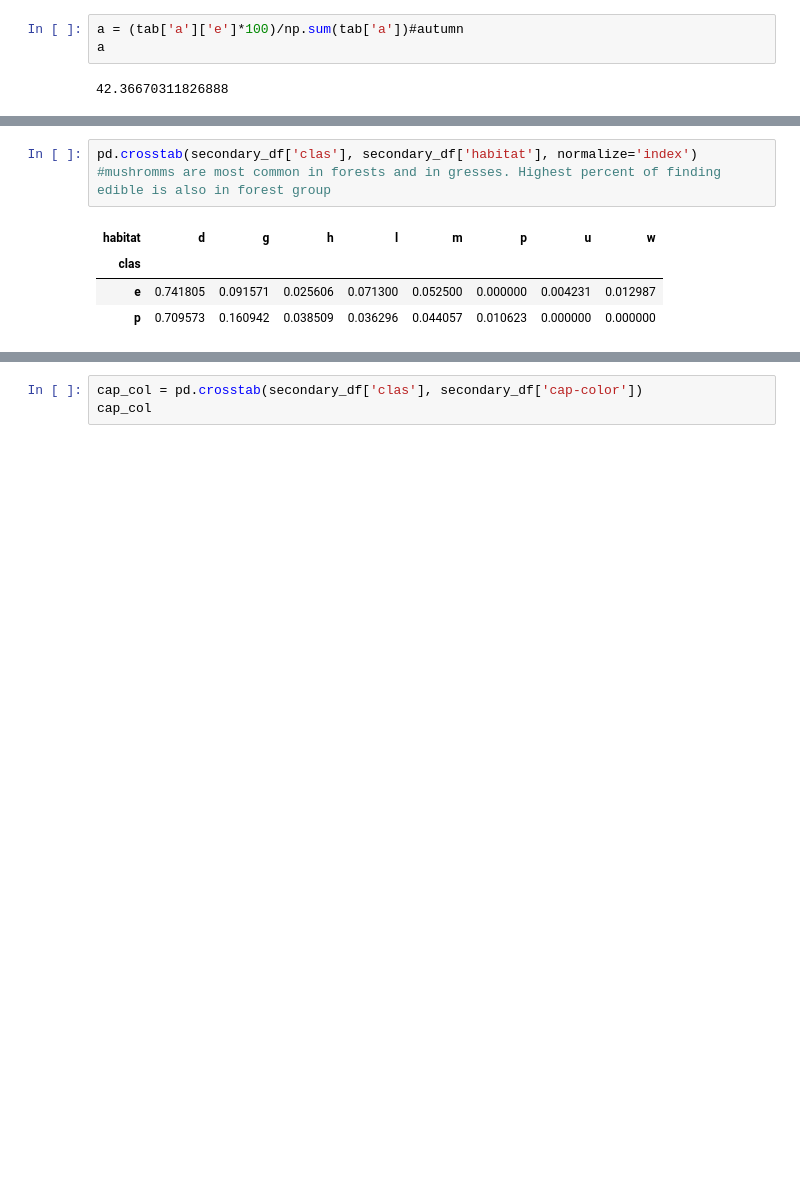
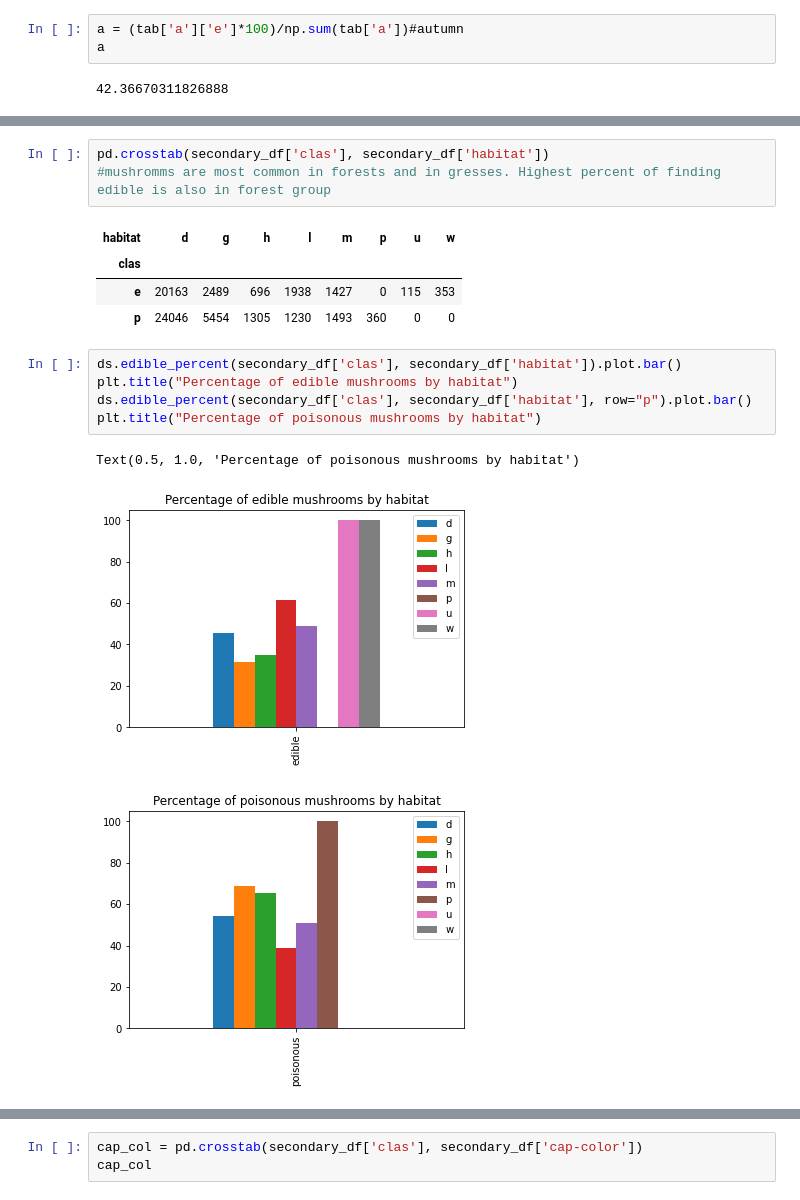
Before and after one commit to Arjissuan/Mushrooms-and-machine-learning, a Jupyter notebook: src/main_notebook.ipynb, the cells around one changed output, grey strips where cells are left out. Cells and saved outputs as stored; diff of their text form; blank space fills up the shorter version.

```diff
--- a/src/main_notebook.ipynb
+++ b/src/main_notebook.ipynb
@@ -310,9 +307,18 @@ list(map(perc, hab.columns))
 # %%
-pd.crosstab(secondary_df['clas'], secondary_df['habitat'], normalize='index')
+pd.crosstab(secondary_df['clas'], secondary_df['habitat'])
 #mushromms are most common in forests and in gresses. Highest percent of finding edible is also in forest group
 # %% [output]
 | habitat | d | g | h | l | m | p | u | w |
 | clas |  |  |  |  |  |  |  |  |
-| e | 0.741805 | 0.091571 | 0.025606 | 0.071300 | 0.052500 | 0.000000 | 0.004231 | 0.012987 |
-| p | 0.709573 | 0.160942 | 0.038509 | 0.036296 | 0.044057 | 0.010623 | 0.000000 | 0.000000 |
+| e | 20163 | 2489 | 696 | 1938 | 1427 | 0 | 115 | 353 |
+| p | 24046 | 5454 | 1305 | 1230 | 1493 | 360 | 0 | 0 |
+# %%
+ds.edible_percent(secondary_df['clas'], secondary_df['habitat']).plot.bar()
+plt.title("Percentage of edible mushrooms by habitat")
+ds.edible_percent(secondary_df['clas'], secondary_df['habitat'], row="p").plot.bar()
+plt.title("Percentage of poisonous mushrooms by habitat")
+# %% [output]
+Text(0.5, 1.0, 'Percentage of poisonous mushrooms by habitat')
+[figure, added]
+[figure, added]
 # %%
```
Also changed, not shown: parts of 13 cells of this notebook, 3 other files.
